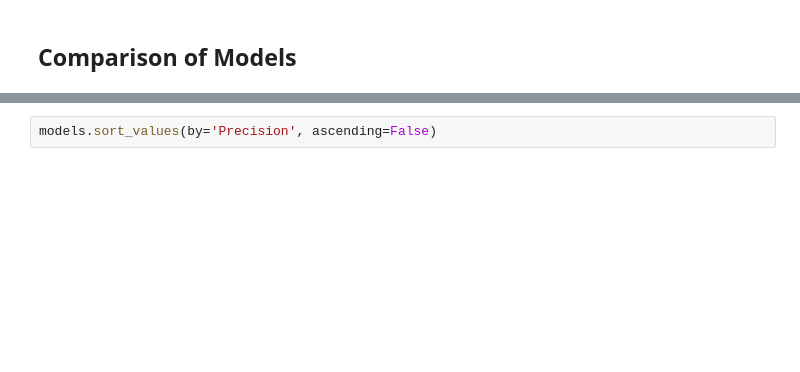
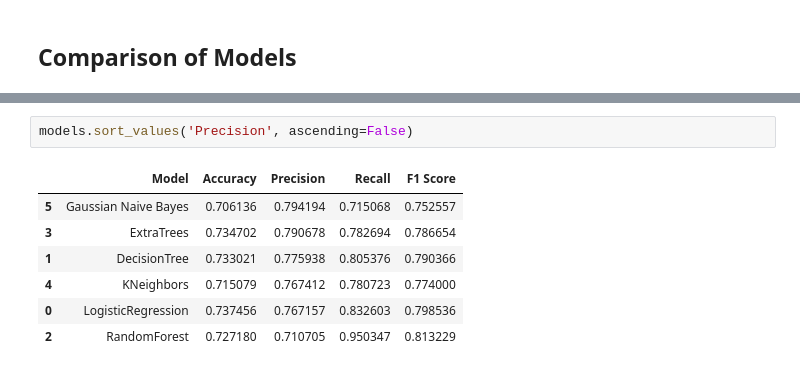
Before and after one commit to JJHick95/NFL-Play-Predictor, a Jupyter notebook: Models.ipynb, the cells around one changed output, grey strips where cells are left out. Cells and saved outputs as stored; diff of their text form; blank space fills up the shorter version.

```diff
--- a/Models.ipynb
+++ b/Models.ipynb
@@ -240,3 +386,11 @@ models.sort_values(by='Accuracy', ascending=False)
 # %%
-models.sort_values(by='Precision', ascending=False)
+models.sort_values('Precision', ascending=False)
+# %% [output]
+|  | Model | Accuracy | Precision | Recall | F1 Score |
+| 5 | Gaussian Naive Bayes | 0.706136 | 0.794194 | 0.715068 | 0.752557 |
+| 3 | ExtraTrees | 0.734702 | 0.790678 | 0.782694 | 0.786654 |
+| 1 | DecisionTree | 0.733021 | 0.775938 | 0.805376 | 0.790366 |
+| 4 | KNeighbors | 0.715079 | 0.767412 | 0.780723 | 0.774000 |
+| 0 | LogisticRegression | 0.737456 | 0.767157 | 0.832603 | 0.798536 |
+| 2 | RandomForest | 0.727180 | 0.710705 | 0.950347 | 0.813229 |
 # %%
```
Also changed, not shown: parts of 34 cells of this notebook, 1 other file.
